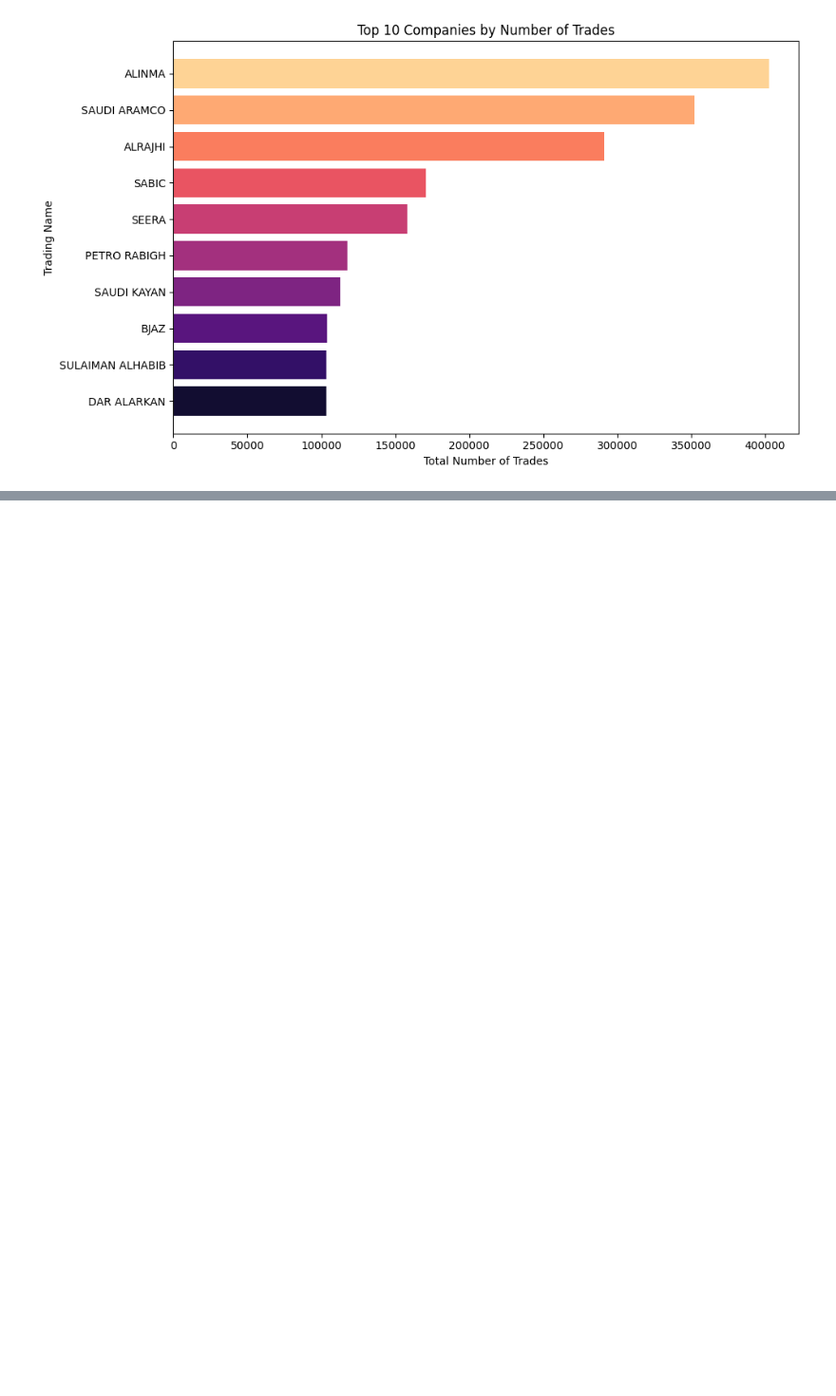
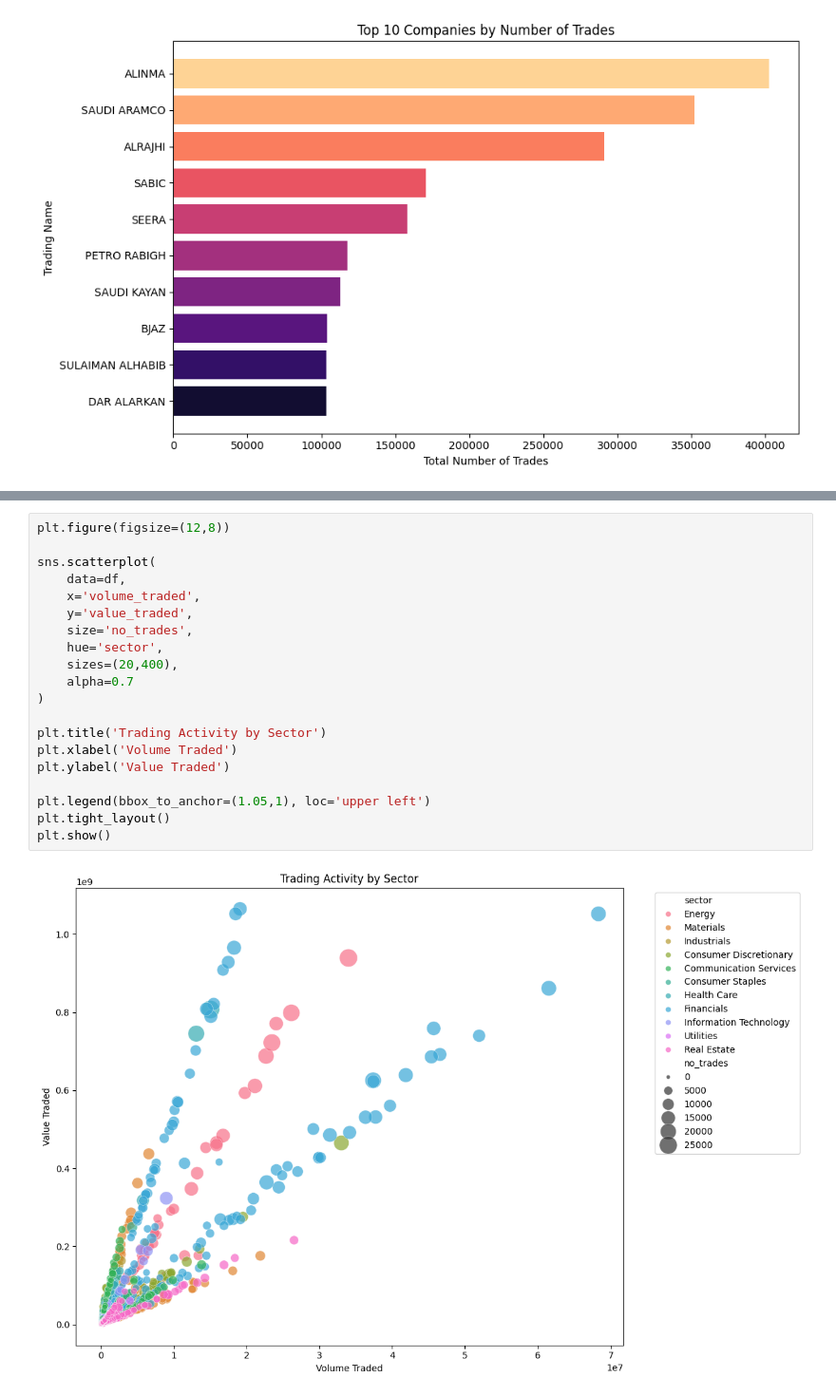
Before and after one commit to RenadRaaft/Saudi-Stock-Exchange-Tadawul-, a Jupyter notebook: Notebook/DataCleaning.ipynb, the cells around one changed output, grey strips where cells are left out. Shown at 95% size. Cells and saved outputs as stored; diff of their text form; blank space fills up the shorter version.

```diff
--- a/Notebook/DataCleaning.ipynb
+++ b/Notebook/DataCleaning.ipynb
@@ -454,0 +474,22 @@ plt.show()
+# %%
+plt.figure(figsize=(12,8))
+
+sns.scatterplot(
+    data=df,
+    x='volume_traded',
+    y='value_traded',
+    size='no_trades',
+    hue='sector',
+    sizes=(20,400),
+    alpha=0.7
+)
+
+plt.title('Trading Activity by Sector')
+plt.xlabel('Volume Traded')
+plt.ylabel('Value Traded')
+
+plt.legend(bbox_to_anchor=(1.05,1), loc='upper left')
+plt.tight_layout()
+plt.show()
+# %% [output]
+[figure, added]
```
Also changed, not shown: parts of 3 cells of this notebook.
